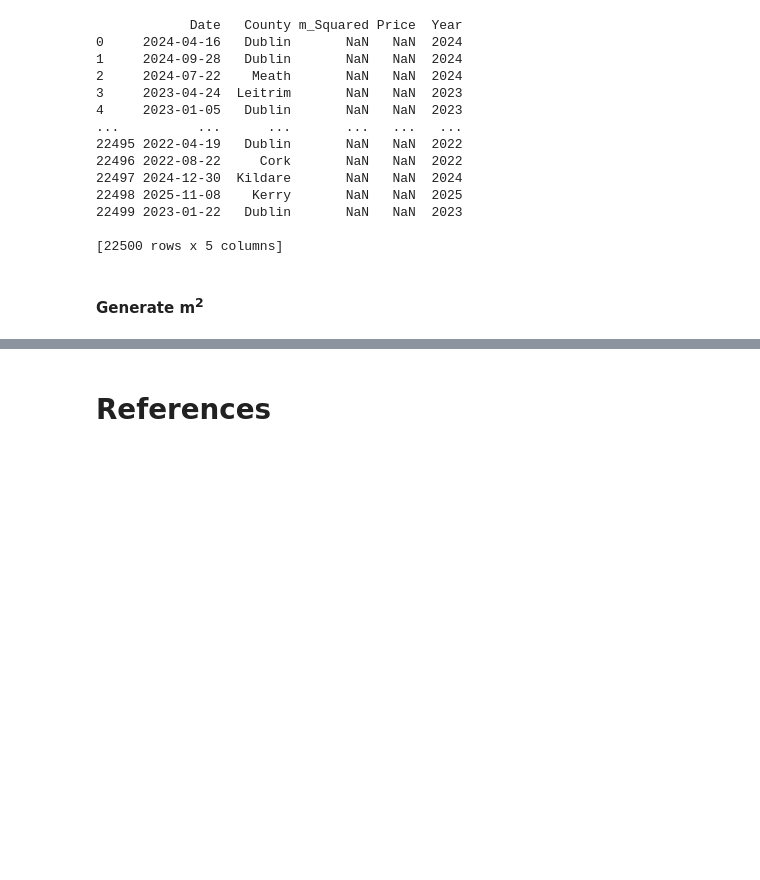
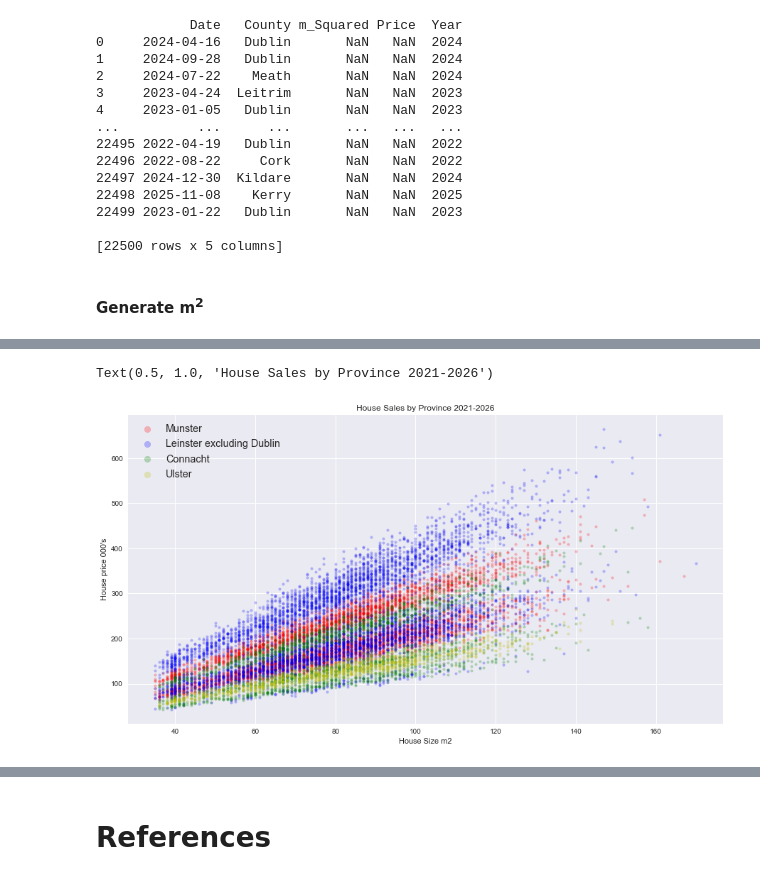
Before and after one commit to cian-gmit-da2020/prog-fun-project, a Jupyter notebook: new-main.ipynb, the cells around one changed output, grey strips where cells are left out. Saved outputs shown, nothing was run; the diff lists cells and outputs as text; code cells hidden in the pictures; blank space fills up the shorter version.

```diff
--- a/new-main.ipynb
+++ b/new-main.ipynb
@@ -588,0 +621,6 @@ Text(0.5, 1.0, 'Median House Price by month by region')
+# %%
+munster = ["Cork", "Clare", "Kerry", "Limerick", "Tipperary", "Waterford"]
+leinster_exdub = ["Carlow", "Kildare", "Kilkenny", "Laois", "Longford", "Louth",
+                  "Meath", "Offaly", "Wicklow", "Westmeath", "Wexford" ]
+connacht = ["Galway", "Leitrim", "Mayo", "Roscommon", "Sligo"]
+ulster = ["Cavan", "Monaghan", "Donegal"]
@@ -588,0 +629,5 @@ Text(0.5, 1.0, 'Median House Price by month by region')
+# %%
+munsterSample = sample[sample["County"].isin(munster)]
+leinsterSample = sample[sample["County"].isin(leinster_exdub)]
+connachtSample = sample[sample["County"].isin(connacht)]
+ulsterSample = sample[sample["County"].isin(ulster)]
@@ -588,0 +636,17 @@ Text(0.5, 1.0, 'Median House Price by month by region')
+# %%
+plt.scatter(munsterSample["m_Squared"], munsterSample["Price"]/1000, marker=".",
+            label="Munster", color="r", alpha=.25)
+plt.scatter(leinsterSample["m_Squared"], leinsterSample["Price"]/1000, marker=".",
+            label="Leinster excluding Dublin", color="b", alpha=.25)
+plt.scatter(connachtSample["m_Squared"], connachtSample["Price"]/1000, marker=".",
+            label="Connacht", color="g", alpha=.25)
+plt.scatter(ulsterSample["m_Squared"], ulsterSample["Price"]/1000, marker=".",
+            label="Ulster", color="y", alpha=.25)
+
+plt.xlabel("House Size m2")
+plt.ylabel("House price 000's")
+plt.legend(loc='upper left', fontsize="x-large", markerscale=2.5)
+plt.title("House Sales by Province 2021-2026")
+# %% [output]
+Text(0.5, 1.0, 'House Sales by Province 2021-2026')
+[figure, added]
```
Also changed, not shown: parts of 88 cells of this notebook, 2 other files.
